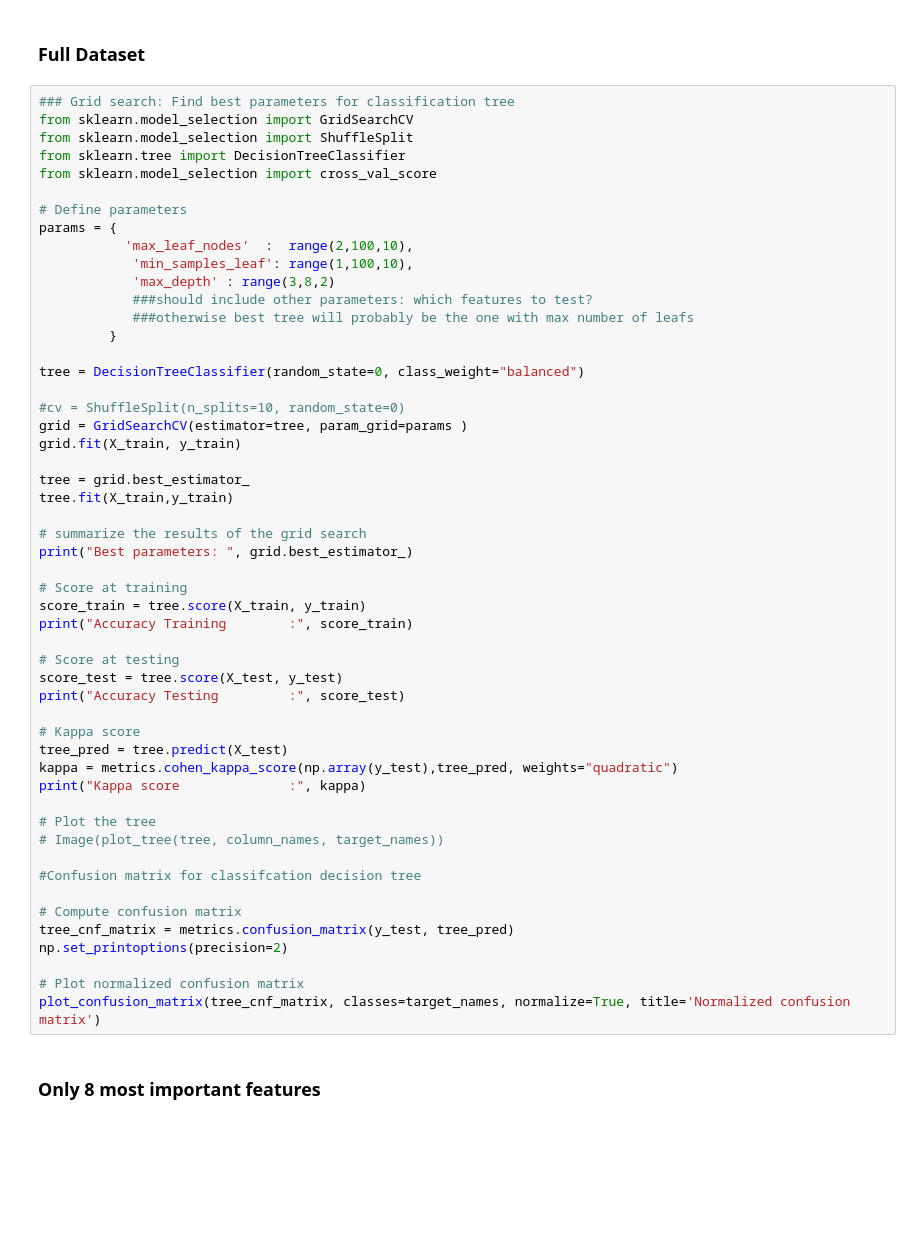
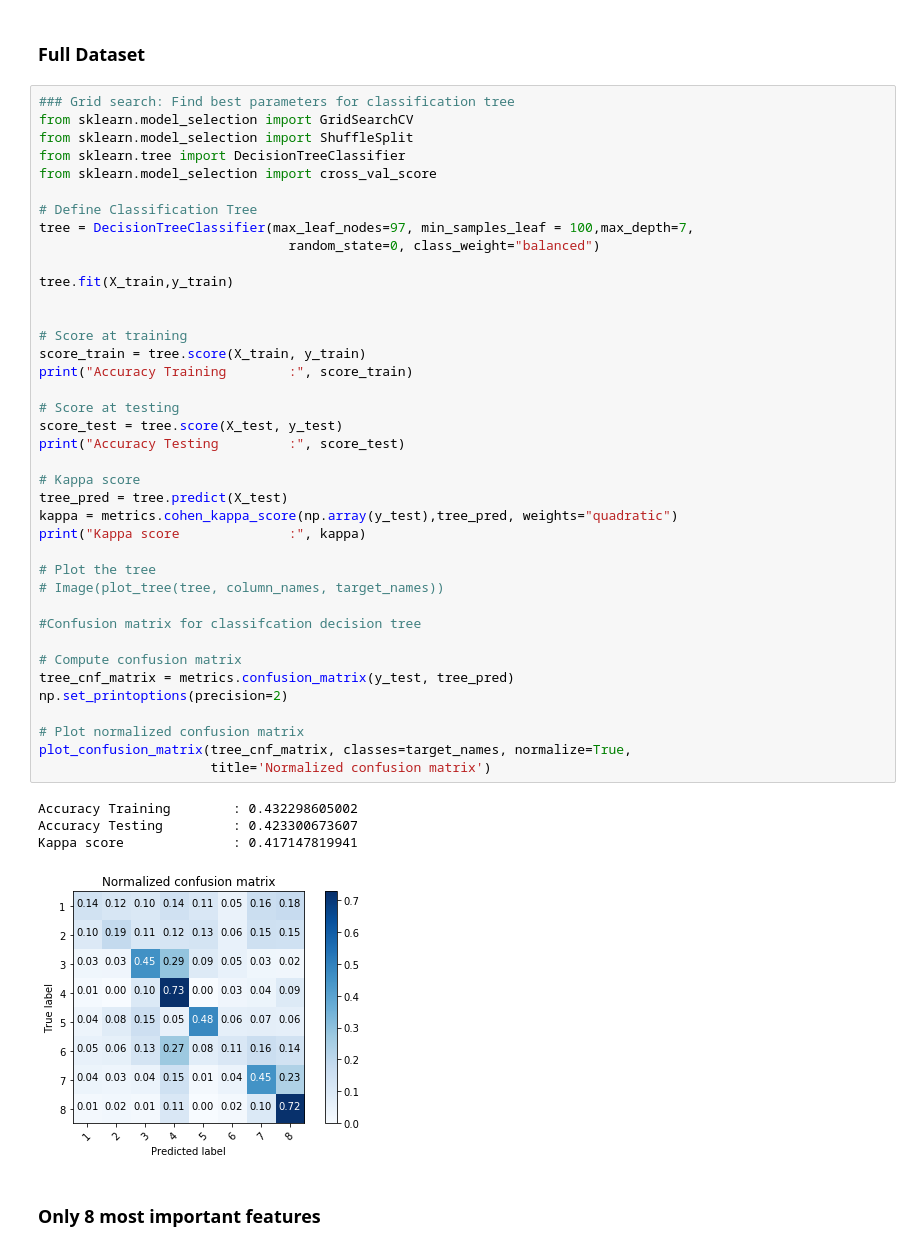
Before and after one commit to rquick3/BDIFFinalProject, a Jupyter notebook: BDIFFinalProject_V6.ipynb, the cells around one changed output. Drawn from its saved outputs; the diff is of its cells as text; blank space fills up the shorter version.

```diff
--- a/BDIFFinalProject_V6.ipynb
+++ b/BDIFFinalProject_V6.ipynb
@@ -658,51 +723,43 @@ from sklearn.model_selection import ShuffleSplit
 from sklearn.tree import DecisionTreeClassifier
 from sklearn.model_selection import cross_val_score
 
-# Define parameters
-params = {
-           'max_leaf_nodes'  :  range(2,100,10),
-            'min_samples_leaf': range(1,100,10),
-            'max_depth' : range(3,8,2)
-            ###should include other parameters: which features to test?
-            ###otherwise best tree will probably be the one with max number of leafs
-         }
+# Define Classification Tree
+tree = DecisionTreeClassifier(max_leaf_nodes=97, min_samples_leaf = 100,max_depth=7,
+                                random_state=0, class_weight="balanced")
 
-tree = DecisionTreeClassifier(random_state=0, class_weight="balanced")
-
-#cv = ShuffleSplit(n_splits=10, random_state=0)
-grid = GridSearchCV(estimator=tree, param_grid=params )
-grid.fit(X_train, y_train)
-
-tree = grid.best_estimator_
 tree.fit(X_train,y_train)
 
-# summarize the results of the grid search
-print("Best parameters: ", grid.best_estimator_)
 
 # Score at training
 score_train = tree.score(X_train, y_train)
 print("Accuracy Training        :", score_train)
 
 # Score at testing
 score_test = tree.score(X_test, y_test)
 print("Accuracy Testing         :", score_test)
 
 # Kappa score
 tree_pred = tree.predict(X_test)
 kappa = metrics.cohen_kappa_score(np.array(y_test),tree_pred, weights="quadratic")
 print("Kappa score              :", kappa)
 
 # Plot the tree
 # Image(plot_tree(tree, column_names, target_names))
 
 #Confusion matrix for classifcation decision tree
 
 # Compute confusion matrix
 tree_cnf_matrix = metrics.confusion_matrix(y_test, tree_pred)
 np.set_printoptions(precision=2)
 
 # Plot normalized confusion matrix
-plot_confusion_matrix(tree_cnf_matrix, classes=target_names, normalize=True, title='Normalized confusion matrix')
+plot_confusion_matrix(tree_cnf_matrix, classes=target_names, normalize=True,
+                      title='Normalized confusion matrix')
+# %% [output]
+Accuracy Training        : 0.432298605002
+Accuracy Testing         : 0.423300673607
+Kappa score              : 0.417147819941
+[figure, added]
 # %% [markdown]
 ### Only 8 most important features
 # %%
```
Also changed, not shown: parts of 43 cells of this notebook, 29 other files.
